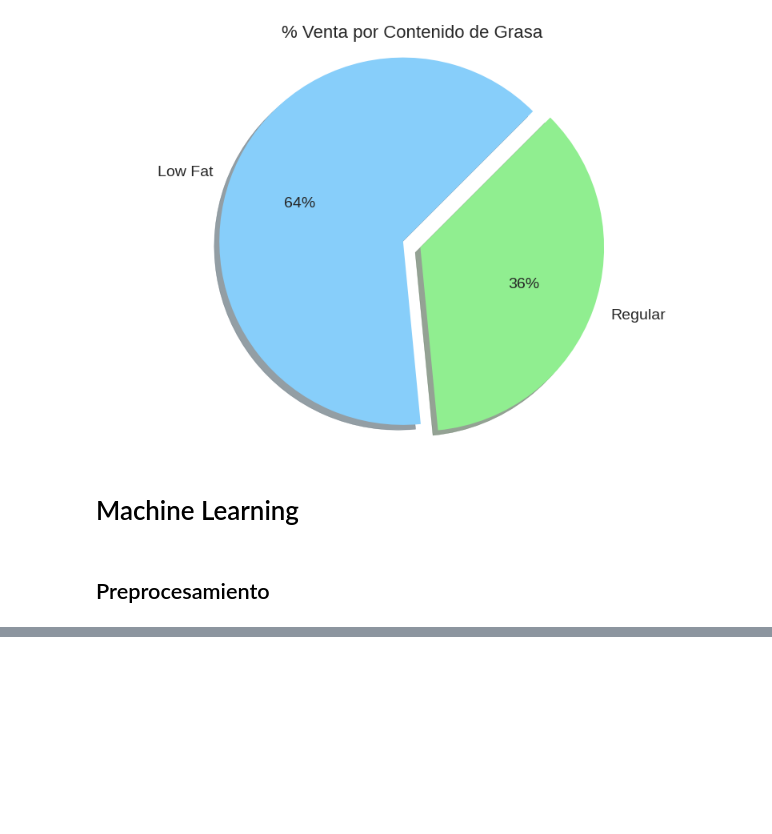
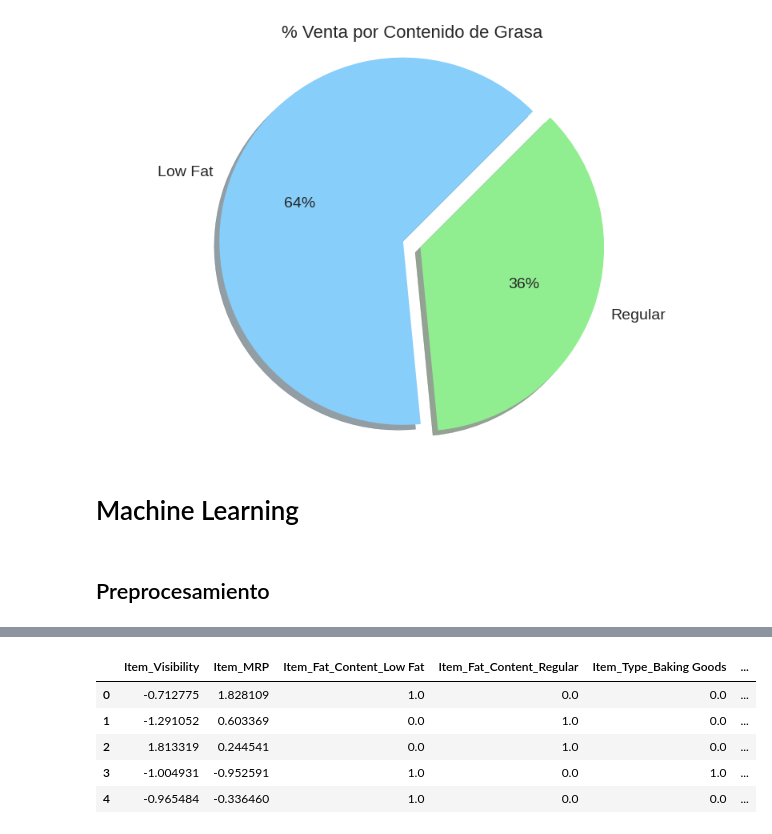
Before and after one commit to alejagaco/sales_predictions, a Jupyter notebook: Sales_Predictions.ipynb, the cells around one changed output, grey strips where cells are left out. Drawn from its saved outputs; the diff is of its cells as text; code cells hidden in the pictures; blank space fills up the shorter version.

```diff
--- a/Sales_Predictions.ipynb
+++ b/Sales_Predictions.ipynb
@@ -625,0 +608,8 @@ array([[ 0.81724868, -0.71277507,  1.82810922, ...,  0.        ,
+# %%
+# Para sacar los nombres de las columnas de las variables categóricas
+train_cat_data = X_train[cat_selector(X_train)]
+ohe_encoder = OneHotEncoder(sparse=False,handle_unknown='ignore')
+ohe_encoder.fit(train_cat_data)
+train_ohe = ohe_encoder.transform(train_cat_data)
+ohe_columns_name = ohe_encoder.get_feature_names_out(train_cat_data.columns)
+ohe_columns_name
@@ -625,0 +635,12 @@ array([[ 0.81724868, -0.71277507,  1.82810922, ...,  0.        ,
+# %%
+numeric_cols = X_train.select_dtypes(include=['float64', 'int']).columns.to_list() #Extraer el nombre de las columnas numéricas
+labels = np.concatenate([numeric_cols, ohe_columns_name]) #Concatenar los nombres de las columnas categóricas y numéricas
+df_train_prep = pd.DataFrame(X_train_processed, columns=labels)
+df_train_prep.head()
+# %% [output]
+|  | Item_Visibility | Item_MRP | Item_Fat_Content_Low Fat | Item_Fat_Content_Regular | Item_Type_Baking Goods | ... |
+| 0 | -0.712775 | 1.828109 | 1.0 | 0.0 | 0.0 | ... |
+| 1 | -1.291052 | 0.603369 | 0.0 | 1.0 | 0.0 | ... |
+| 2 | 1.813319 | 0.244541 | 0.0 | 1.0 | 0.0 | ... |
+| 3 | -1.004931 | -0.952591 | 1.0 | 0.0 | 1.0 | ... |
+| 4 | -0.965484 | -0.336460 | 1.0 | 0.0 | 0.0 | ... |
```
Also changed, not shown: parts of 48 cells of this notebook.
